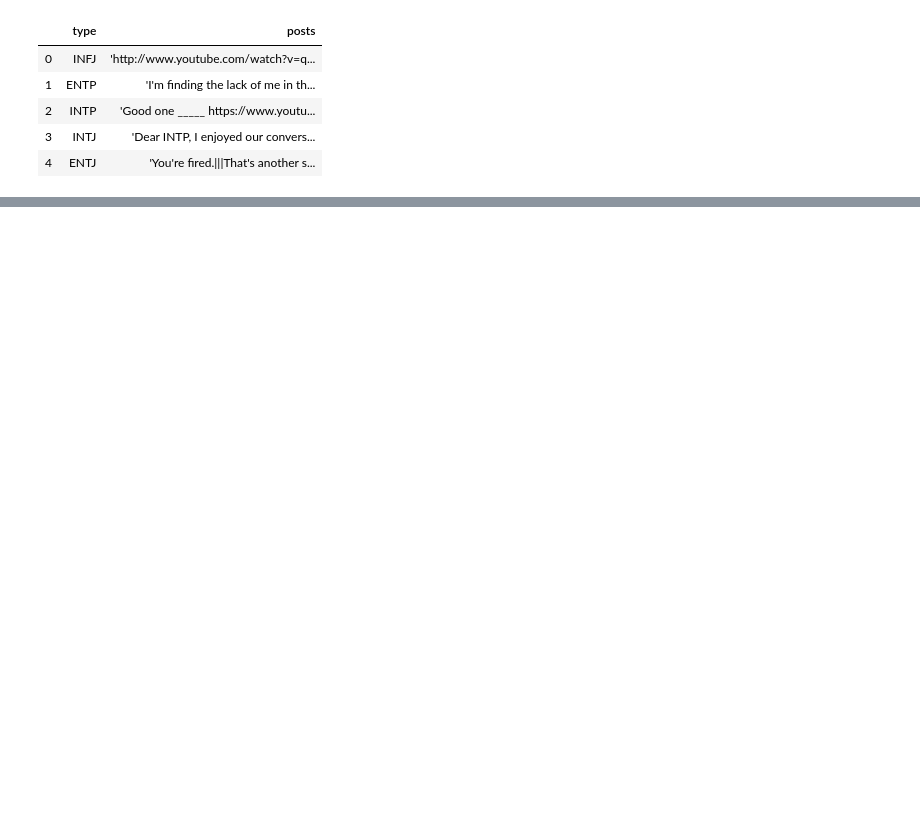
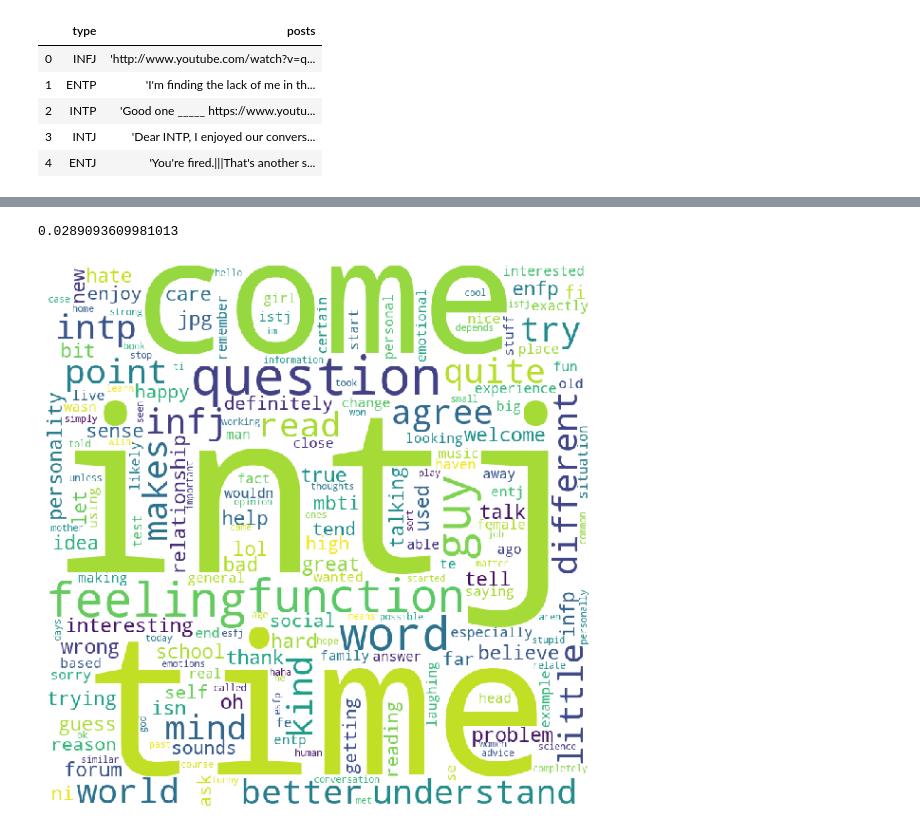
Before and after one commit to AsaKientz/DSI-Capstone-I, a Jupyter notebook: notebooks/cap-I-sklearn.ipynb, the cells around one changed output, grey strips where cells are left out. Drawn from its saved outputs; the diff is of its cells as text; code cells hidden in the pictures; blank space fills up the shorter version.

```diff
--- a/notebooks/cap-I-sklearn.ipynb
+++ b/notebooks/cap-I-sklearn.ipynb
@@ -23,0 +69,3 @@ df_test.head()
+# %%
+tfidf_transformer=TfidfTransformer(smooth_idf=True,use_idf=True)
+tfidf_transformer.fit(count_vector)
@@ -23,0 +100,11 @@ df_test.head()
+# %%
+feature_names = cv.get_feature_names()
+
+type_id = 10
+# get tfidf vector for first document
+document_vector_first = tf_idf_vector[type_id]
+
+# print the scores
+df = pd.DataFrame(document_vector_first.T.todense(), index=feature_names, columns=[f"tfidf-{type_list[type_id]}"])
+ranked_word_list = df.sort_values(by=[f"tfidf-{type_list[type_id]}"],ascending=False).reset_index()
+ranked_word_list.head(20)
@@ -23,0 +129,35 @@ df_test.head()
+# %%
+def
+feature_names = cv.get_feature_names()
+for type_id in range(len(type_list)):
+    document_vector = tf_idf_vector[type_id]
+    df = pd.DataFrame(document_vector.T.todense(), index=feature_names, columns=[f"tfidf-{type_list[type_id]}"])
+    ranked_word_list = df.sort_values(by=[f"tfidf-{type_list[type_id]}"],ascending=False).reset_index()
+    return ranked_word_list
+# %%
+word_cloud_string = ""
+word_cloud_size = 200
+scale = 1000
+for word in range(word_cloud_size):
+    num_occ = int(round(ranked_word_list[f"tfidf-{type_list[type_id]}"][word_cloud_size] * scale))
+    word_cloud_string += ((ranked_word_list['index'][word] + " ") * num_occ)
+# word_cloud_string
+# %%
+ranked_word_list[f"tfidf-{type_list[type_id]}"][200]
+# %% [output]
+0.0289093609981013
+# %%
+wordcloud = WordCloud(width = 800, height = 800,
+                background_color ='white',
+                collocations=False,
+                min_font_size = 10).generate(word_cloud_string)
+
+# plot the WordCloud image
+plt.figure(figsize = (8, 8), facecolor = None)
+plt.imshow(wordcloud)
+plt.axis("off")
+plt.tight_layout(pad = 0)
+
+plt.show()
+# %% [output]
+[figure, added]
```
Also changed, not shown: parts of 46 cells of this notebook, 4 other files.
